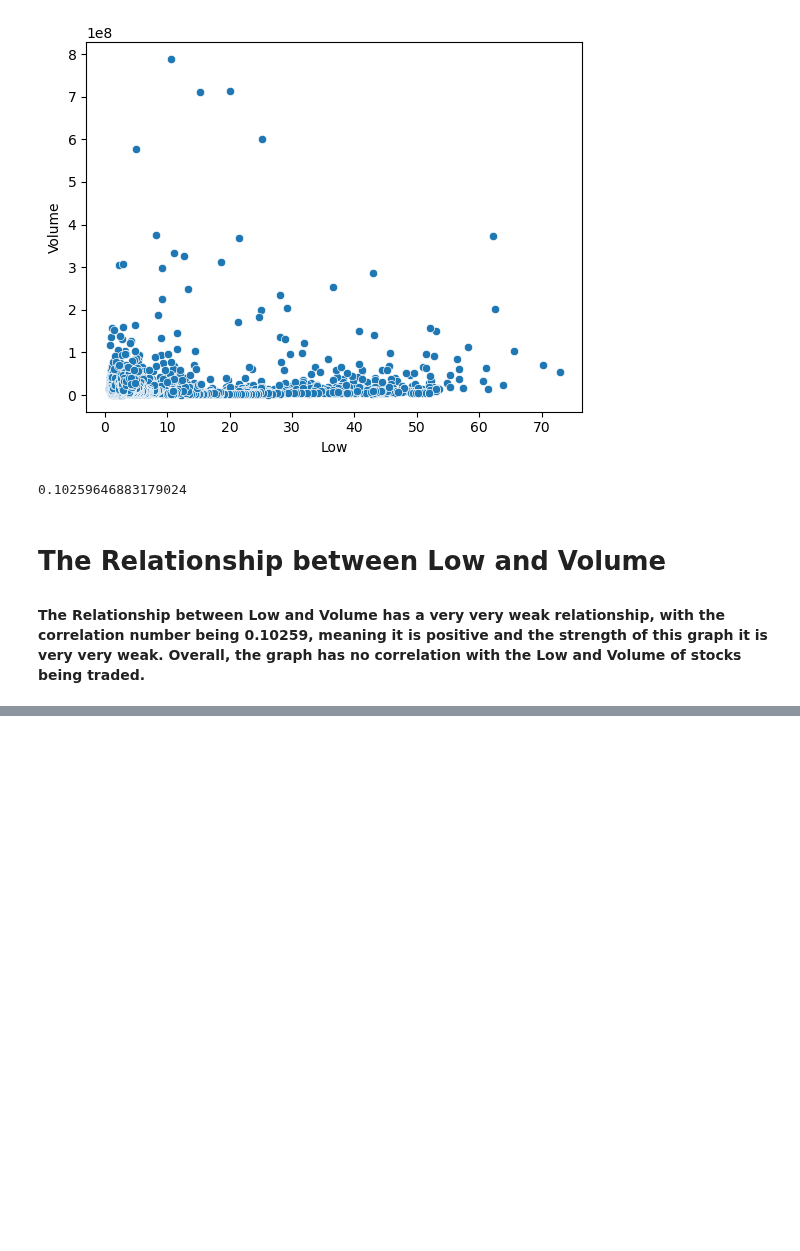
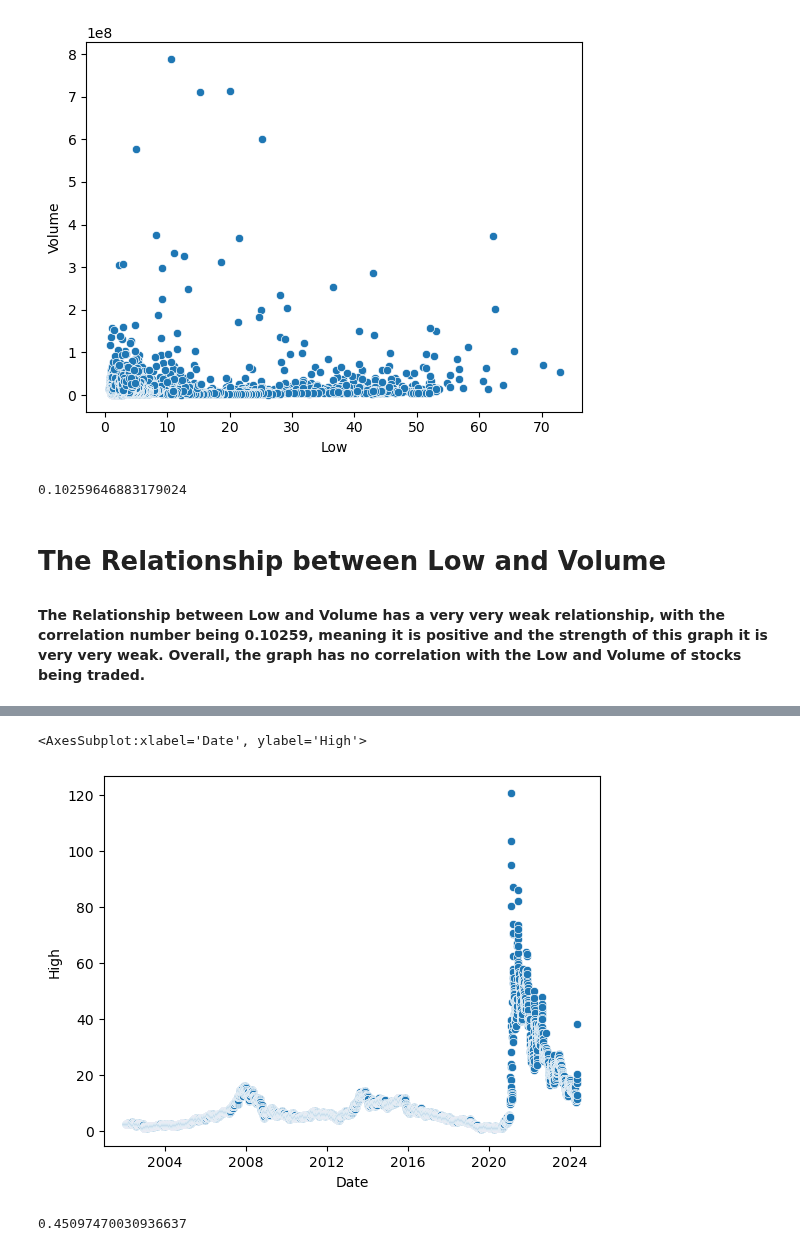
Before and after one commit to ReapersOne/AI, a Jupyter notebook: Semester 1/Stocks/Stocks.ipynb, the cells around one changed output, grey strips where cells are left out. Cells and saved outputs as stored; diff of their text form; code cells hidden in the pictures; blank space fills up the shorter version.

```diff
--- a/Semester 1/Stocks/Stocks.ipynb
+++ b/Semester 1/Stocks/Stocks.ipynb
@@ -84,0 +100,5 @@ df['Volume'].corr(df['Low'])
+# %%
+sns.scatterplot(data=df, x='Date', y='High')
+# %% [output]
+<AxesSubplot:xlabel='Date', ylabel='High'>
+[figure, added]
@@ -84,0 +109,8 @@ df['Volume'].corr(df['Low'])
+# %%
+df['numeric_time'] = pd.to_datetime(df['Date']).astype('int64') // 10**9  # Converts to seconds since epoch
+
+# Now you can calculate the Pearson correlation between 'numeric_time' and another variable
+correlation = df['numeric_time'].corr(df['Log High'])
+correlation
+# %% [output]
+0.45097470030936637
```
Also changed, not shown: parts of 5 cells of this notebook, 1 other file.
